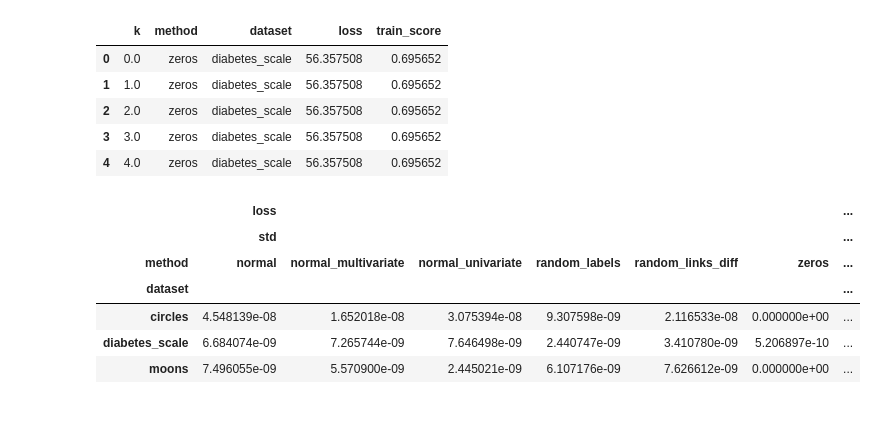
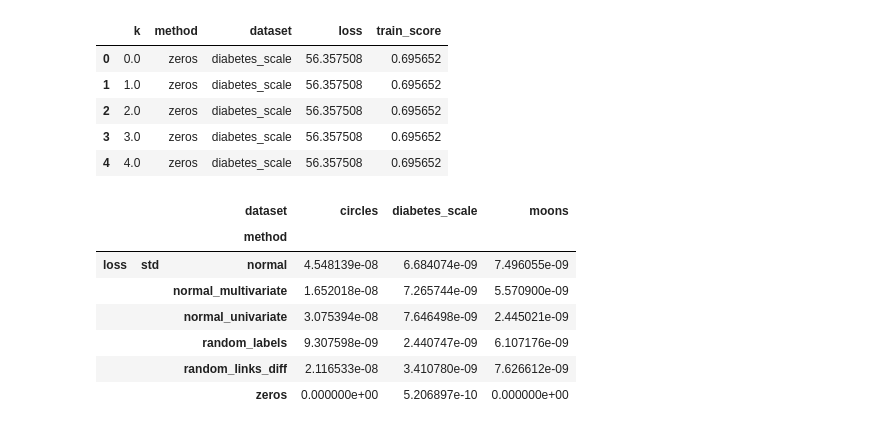
Before and after one commit to alexander-myronov/logistic-regression-pairwise, a Jupyter notebook: start_sensitivity.ipynb, the cells around one changed output. Drawn from its saved outputs; the diff is of its cells as text; code cells hidden in the pictures.

```diff
--- a/start_sensitivity.ipynb
+++ b/start_sensitivity.ipynb
@@ -59,12 +59,15 @@ results.head()
 | 3 | 3.0 | zeros | diabetes_scale | 56.357508 | 0.695652 |
 | 4 | 4.0 | zeros | diabetes_scale | 56.357508 | 0.695652 |
 # %%
-pd.groupby(results, by=['dataset', 'method']).agg({'loss': [np.std], 'train_score':[np.std]}).unstack(level=-1)
+df = pd.groupby(results, by=['dataset', 'method']).agg({'loss': [np.std]}).unstack(level=-1)
-# %% [output]
-|  | loss |  |  |  |  |  | ... |
-|  | std |  |  |  |  |  | ... |
-| method | normal | normal_multivariate | normal_univariate | random_labels | random_links_diff | zeros | ... |
-| dataset |  |  |  |  |  |  | ... |
-| circles | 4.548139e-08 | 1.652018e-08 | 3.075394e-08 | 9.307598e-09 | 2.116533e-08 | 0.000000e+00 | ... |
-| diabetes_scale | 6.684074e-09 | 7.265744e-09 | 7.646498e-09 | 2.440747e-09 | 3.410780e-09 | 5.206897e-10 | ... |
-| moons | 7.496055e-09 | 5.570900e-09 | 2.445021e-09 | 6.107176e-09 | 7.626612e-09 | 0.000000e+00 | ... |
+# %%
+df.T
+# %% [output]
+|  |  | dataset | circles | diabetes_scale | moons |
+|  |  | method |  |  |  |
+| loss | std | normal | 4.548139e-08 | 6.684074e-09 | 7.496055e-09 |
+|  |  | normal_multivariate | 1.652018e-08 | 7.265744e-09 | 5.570900e-09 |
+|  |  | normal_univariate | 3.075394e-08 | 7.646498e-09 | 2.445021e-09 |
+|  |  | random_labels | 9.307598e-09 | 2.440747e-09 | 6.107176e-09 |
+|  |  | random_links_diff | 2.116533e-08 | 3.410780e-09 | 7.626612e-09 |
+|  |  | zeros | 0.000000e+00 | 5.206897e-10 | 0.000000e+00 |
```
Also changed, not shown: parts of 1 cell of this notebook, 4 other files.
